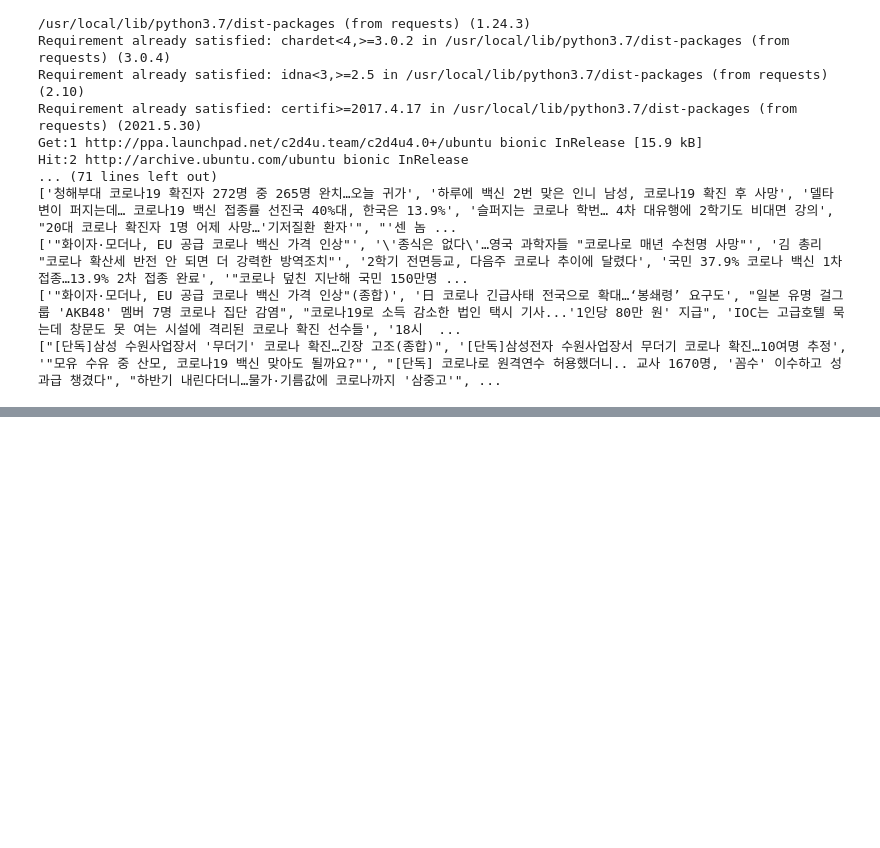
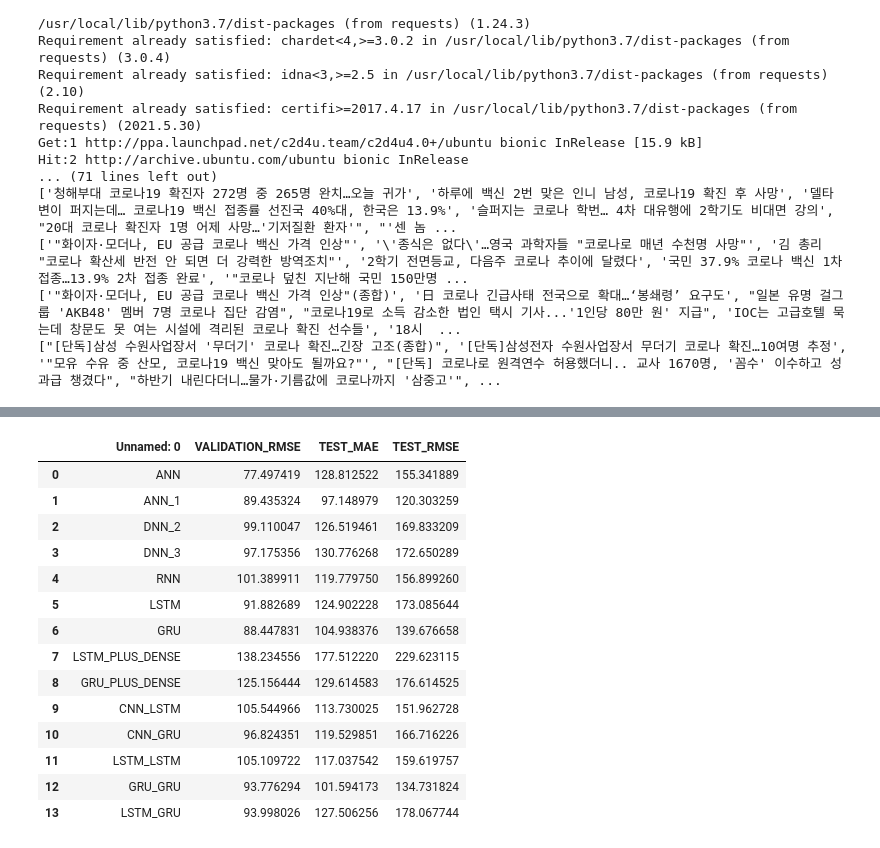
Before and after one commit to jet981217/COVID19_PREDICTION_VARIOUS_AI_COMPARISON, a Jupyter notebook: COVID_19_PREDICTION.ipynb, the cells around one changed output, grey strips where cells are left out. Saved outputs shown, nothing was run; the diff lists cells and outputs as text; code cells hidden in the pictures; blank space fills up the shorter version.

Commit message:
Added cell for displaying result

```diff
--- a/COVID_19_PREDICTION.ipynb
+++ b/COVID_19_PREDICTION.ipynb
@@ -1351,0 +1443,29 @@ display(df)
+# %%
+#Displaying the result
+import pandas as pd
+from IPython.display import display
+import numpy as np
+
+
+
+File_Pos =  "/content/drive/MyDrive/COVID_19_PREDICTION/FORECASTING/ForeCasting_Result.csv"
+
+Result = pd.DataFrame(pd.read_csv(File_Pos))
+
+display(Result)
+# %% [output]
+|  | Unnamed: 0 | VALIDATION_RMSE | TEST_MAE | TEST_RMSE |
+| 0 | ANN | 77.497419 | 128.812522 | 155.341889 |
+| 1 | ANN_1 | 89.435324 | 97.148979 | 120.303259 |
+| 2 | DNN_2 | 99.110047 | 126.519461 | 169.833209 |
+| 3 | DNN_3 | 97.175356 | 130.776268 | 172.650289 |
+| 4 | RNN | 101.389911 | 119.779750 | 156.899260 |
+| 5 | LSTM | 91.882689 | 124.902228 | 173.085644 |
+| 6 | GRU | 88.447831 | 104.938376 | 139.676658 |
+| 7 | LSTM_PLUS_DENSE | 138.234556 | 177.512220 | 229.623115 |
+| 8 | GRU_PLUS_DENSE | 125.156444 | 129.614583 | 176.614525 |
+| 9 | CNN_LSTM | 105.544966 | 113.730025 | 151.962728 |
+| 10 | CNN_GRU | 96.824351 | 119.529851 | 166.716226 |
+| 11 | LSTM_LSTM | 105.109722 | 117.037542 | 159.619757 |
+| 12 | GRU_GRU | 93.776294 | 101.594173 | 134.731824 |
+| 13 | LSTM_GRU | 93.998026 | 127.506256 | 178.067744 |
```
Also changed, not shown: parts of 1 cell of this notebook.
